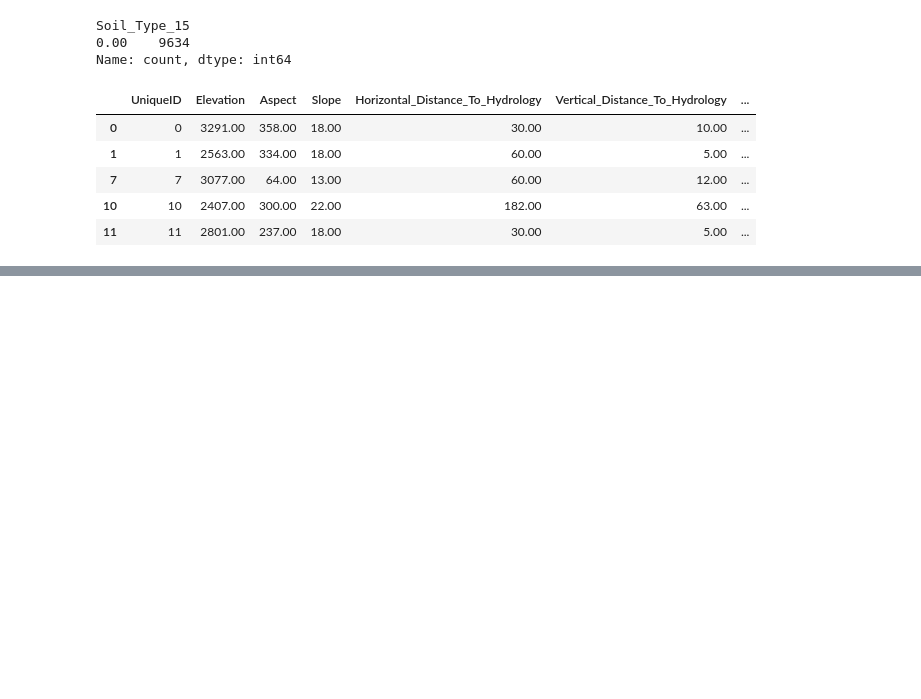
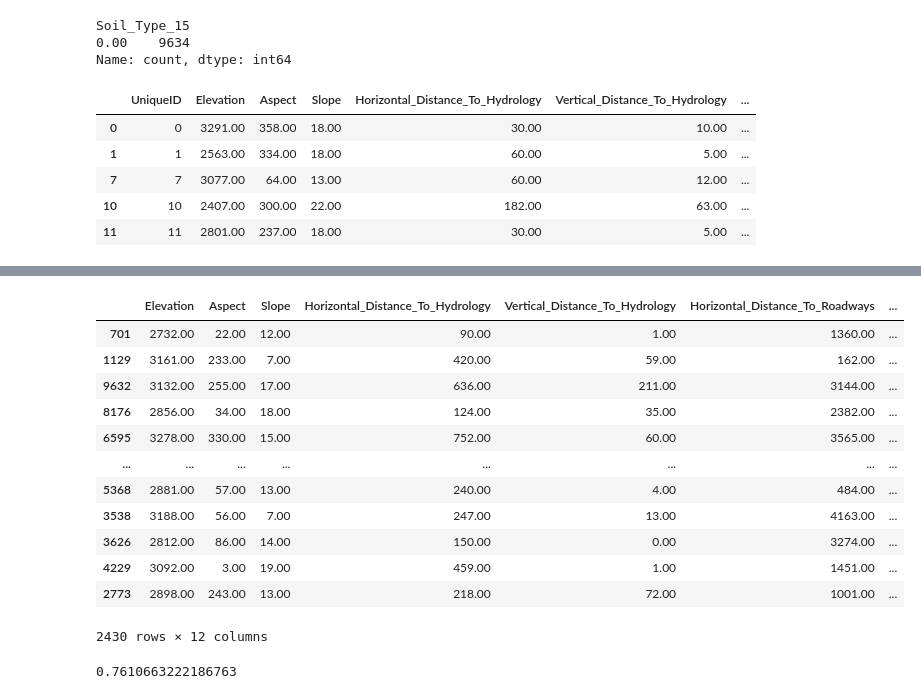
Before and after one commit to surlemontm/rs_assignment4, a Jupyter notebook: assignment4.ipynb, the cells around one changed output, grey strips where cells are left out. Saved outputs shown, nothing was run; the diff lists cells and outputs as text; code cells hidden in the pictures; blank space fills up the shorter version.

```diff
--- a/assignment4.ipynb
+++ b/assignment4.ipynb
@@ -209 +214,52 @@ You can set `force_col_wise=true` to remove the overhead.
 | QuadraticDiscriminantAnalysis | 0.38 | 0.14 | None | 0.21 | 0.04 |
+# %%
+X_train
+# %% [output]
+|  | Elevation | Aspect | Slope | Horizontal_Distance_To_Hydrology | Vertical_Distance_To_Hydrology | Horizontal_Distance_To_Roadways | ... |
+| 701 | 2732.00 | 22.00 | 12.00 | 90.00 | 1.00 | 1360.00 | ... |
+| 1129 | 3161.00 | 233.00 | 7.00 | 420.00 | 59.00 | 162.00 | ... |
+| 9632 | 3132.00 | 255.00 | 17.00 | 636.00 | 211.00 | 3144.00 | ... |
+| 8176 | 2856.00 | 34.00 | 18.00 | 124.00 | 35.00 | 2382.00 | ... |
+| 6595 | 3278.00 | 330.00 | 15.00 | 752.00 | 60.00 | 3565.00 | ... |
+| ... | ... | ... | ... | ... | ... | ... | ... |
+| 5368 | 2881.00 | 57.00 | 13.00 | 240.00 | 4.00 | 484.00 | ... |
+| 3538 | 3188.00 | 56.00 | 7.00 | 247.00 | 13.00 | 4163.00 | ... |
+| 3626 | 2812.00 | 86.00 | 14.00 | 150.00 | 0.00 | 3274.00 | ... |
+| 4229 | 3092.00 | 3.00 | 19.00 | 459.00 | 1.00 | 1451.00 | ... |
+| 2773 | 2898.00 | 243.00 | 13.00 | 218.00 | 72.00 | 1001.00 | ... |
+2430 rows × 12 columns
+# %%
+# also try xgboost
+from xgboost import XGBClassifier
+
+# create preprocessing pipeline where numerical features are scaled and categorical features are one-hot encoded
+from sklearn.pipeline import Pipeline
+from sklearn.compose import ColumnTransformer
+from sklearn.preprocessing import StandardScaler, OneHotEncoder
+
+numerical_transformer = Pipeline(steps=[('scaler', StandardScaler())])
+
+categorical_transformer = Pipeline(steps=[('onehot', OneHotEncoder(handle_unknown='ignore'))])
+
+preprocessor = ColumnTransformer(
+    transformers=[
+        ('num', numerical_transformer, numerical_features),
+        ('cat', categorical_transformer, ['Soil_Type', 'Wilderness_Area'])
+    ])
+
+# create model pipeline where preprocessing is done and then the model is trained
+model = Pipeline(steps=[('preprocessor', preprocessor),
+                      ('classifier', XGBClassifier())])
+
+# fit model
+model.fit(X_train, y_train-1)
+
+# predict on validation set
+preds = model.predict(X_valid)
+
+# calculate f1 score
+from sklearn.metrics import f1_score
+
+f1_score(y_valid-1, preds, average='weighted')
+# %% [output]
+0.7610663222186763
```
Also changed, not shown: parts of 11 cells of this notebook.
